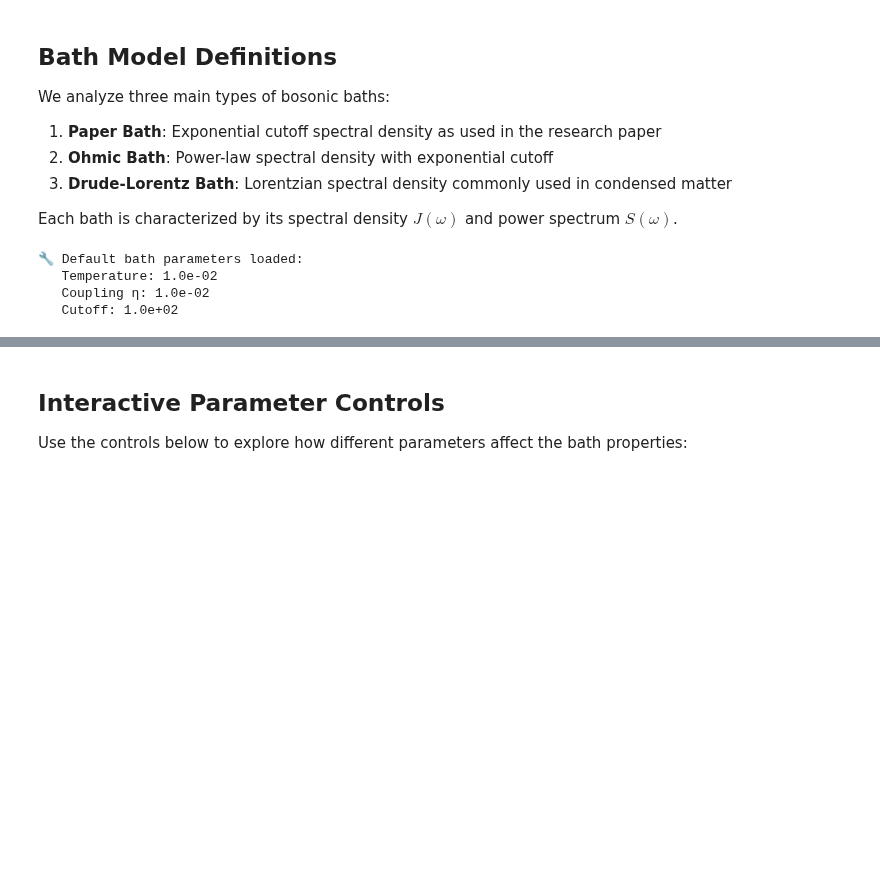
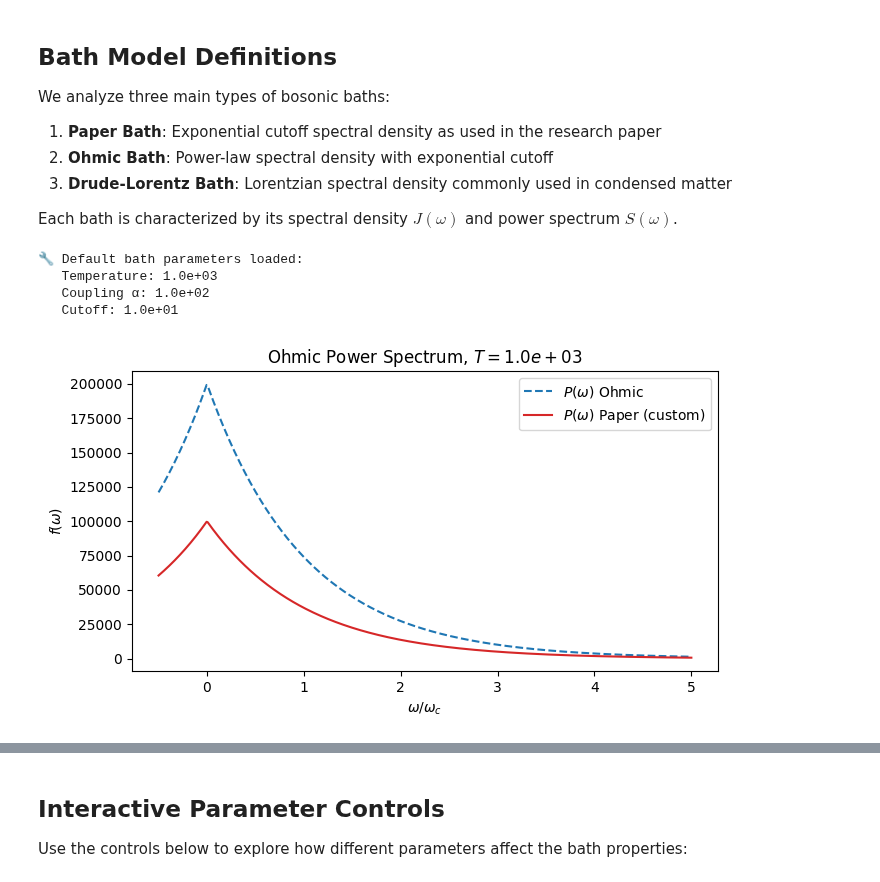
Before and after one commit to LBPhysics/2025_master_thesis_leopold_bodamer, a Jupyter notebook: code/python/notebooks/test_baths.ipynb, the cells around one changed output, grey strips where cells are left out. Saved outputs shown, nothing was run; the diff lists cells and outputs as text; code cells hidden in the pictures; blank space fills up the shorter version.

```diff
--- a/code/python/notebooks/test_baths.ipynb
+++ b/code/python/notebooks/test_baths.ipynb
@@ -126,13 +126,13 @@ def get_default_parameters():
     """Get default parameter sets for all bath types"""
 
     # Base parameters
-    Temp = 1e-2      # Temperature
-    eta = 1e-2       # Dimensionless coupling strength
-    cutoff = 1e2     # Cutoff frequency
+    Temp = 1e3      # Temperature
+    alpha = 1e2       # Dimensionless coupling strength
+    cutoff = 1e1     # Cutoff frequency
 
     # Paper bath parameters
     args_paper = {
-        "g": np.sqrt(eta * cutoff),
+        "g": np.sqrt(alpha * cutoff),
         "cutoff": cutoff,
         "Boltzmann": Boltzmann,
         "hbar": hbar,
@@ -141,16 +141,16 @@ def get_default_parameters():
 
     # Ohmic bath parameters
     args_ohmic = {
-        "eta": eta,
-        "cutoff": cutoff,
-        "s": 1.0,
+        "alpha": alpha,     # dimensionless coupling strength
+        "cutoff": cutoff,  # cutoff frequency
+        "s": 1.0,       # (SUB: <1/SUPER:>1 -) ohmic exponent
         "Boltzmann": Boltzmann,
         "Temp": Temp,
     }
 
     # Drude-Lorentz bath parameters
     args_drude_lorentz = {
-        "lambda": eta * cutoff / 2,
+        "lambda": alpha * cutoff / 2,
         "cutoff": cutoff
     }
 
@@ -161,13 +161,55 @@ args_paper, args_ohmic, args_drude_lorentz = get_default_parameters()
 
 print("🔧 Default bath parameters loaded:")
 print(f"   Temperature: {args_paper['Temp']:.1e}")
-print(f"   Coupling η: {args_ohmic['eta']:.1e}")
+print(f"   Coupling α: {args_ohmic['alpha']:.1e}")
 print(f"   Cutoff: {args_paper['cutoff']:.1e}")
 # %% [output]
 🔧 Default bath parameters loaded:
-   Temperature: 1.0e-02
-   Coupling η: 1.0e-02
-   Cutoff: 1.0e+02
+   Temperature: 1.0e+03
+   Coupling α: 1.0e+02
+   Cutoff: 1.0e+01
+# %%
+from qutip import OhmicEnvironment
+import numpy as np
+import matplotlib.pyplot as plt
+# This script creates an Ohmic spectral density function using the qutip library
+Temp = args_ohmic['Temp']  # Temperature in normalized units
+alpha = args_ohmic['alpha']  # Dimensionless coupling strength
+cutoff = args_ohmic['cutoff']  # Cutoff frequency in normalized units
+s = args_ohmic['s']  # Spectral density exponent
+
+bath = OhmicEnvironment(T=Temp, wc=cutoff, s=s, alpha=alpha)
+spec_fct = bath.spectral_density
+P_fct = bath.power_spectrum
+# Plot the Ohmic spectral density function using the created bath object
+
+omega = np.linspace(-0.5 * bath.wc, 5 * bath.wc, 500)  # Frequency range
+# TODO change to no normailzation to see the difference
+
+
+from src.baths.bath_fcts import spectral_density_func_ohmic, Power_spectrum_func_ohmic, Power_spectrum_func_paper, spectral_density_func_paper
+# J_vals = spectral_density_func_ohmic(omega, args_ohmic)
+P_vals = Power_spectrum_func_ohmic(omega, args_ohmic)
+# P_vals = P_vals / np.max(P_vals)  # Normalize the power spectrum
+P_vals_paper = Power_spectrum_func_paper(omega, args_paper)
+# P_vals_paper = P_vals_paper / np.max(P_vals_paper)  # Normalize the power spectrum
+J_vals_paper = spectral_density_func_paper(omega, args_paper)
+# J_vals_paper = J_vals_paper / np.max(J_vals_paper)  # Normalize the spectral density
+plt.figure(figsize=(7, 4))
+# plt.plot(omega / bath.wc, spec_fct(omega), color='C0', linestyle='solid', label=r"$J(\omega)$ Ohmic")
+plt.plot(omega / bath.wc, P_fct(omega), color='C0', linestyle='dashed', label=r"$P(\omega)$ Ohmic") #  / np.max(P_fct(omega))
+# plt.plot(omega / bath.wc, J_vals, color='C1', linestyle='dotted', label=r"$J(\omega)$ Ohmic (custom)")
+# plt.plot(omega / bath.wc, P_vals, color='C1', linestyle='dashdot', label=r"$P(\omega)$ Ohmic (custom)")
+plt.plot(omega / bath.wc, P_vals_paper, color='C3', linestyle='solid', label=r"$P(\omega)$ Paper (custom)")
+# plt.plot(omega / bath.wc, J_vals_paper, color='C3', linestyle='dashed', label=r"$J(\omega)$ Paper (custom)")
+plt.xlabel(r"$\omega / \omega_c$")
+plt.ylabel(r"$f(\omega)$")
+plt.title(r"Ohmic Power Spectrum, $T = %.1e$" % (Temp))
+plt.legend()
+plt.tight_layout()
+plt.show()
+# %% [output]
+[figure, added]
 # %%
 # =============================
 # ENHANCED PLOTTING FUNCTIONS
```
Also changed, not shown: parts of 7 cells of this notebook, 1 other file.
